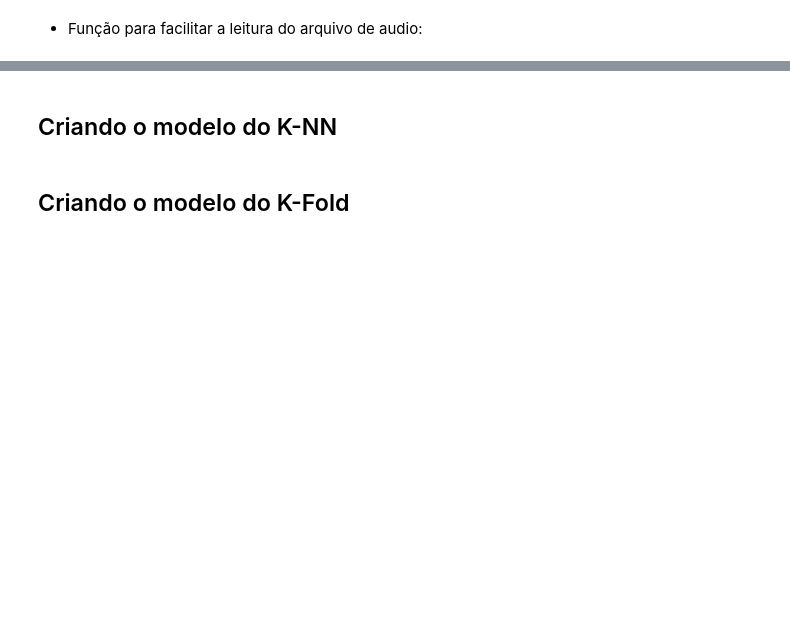
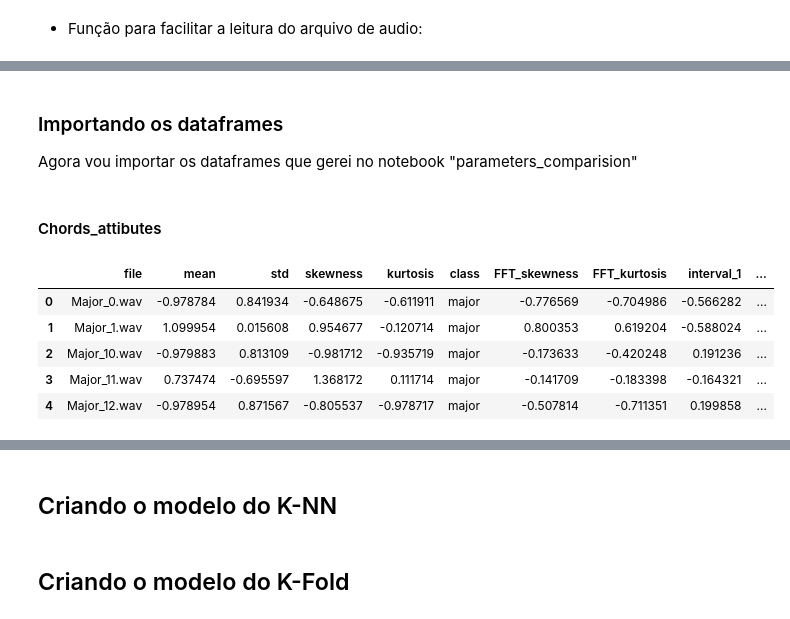
Before and after one commit to RyamLael/T-picos-em-telecomunica-es---Reconhecimento-de-padr-es, a Jupyter notebook: Trabalho 02/trabalho02.ipynb, the cells around one changed output, grey strips where cells are left out. Saved outputs shown, nothing was run; the diff lists cells and outputs as text; code cells hidden in the pictures; blank space fills up the shorter version.

```diff
--- a/Trabalho 02/trabalho02.ipynb
+++ b/Trabalho 02/trabalho02.ipynb
@@ -75,0 +67,17 @@ $\frac{F_t}{denominador}$
+# %% [markdown]
+### Importando os dataframes
+
+Agora vou importar os dataframes que gerei no notebook "parameters_comparision"
+# %% [markdown]
+#### Chords_attibutes
+# %%
+chords_attributes = pd.read_csv('./parameters_dataframes/chords_attributes.csv')
+
+chords_attributes.head()
+# %% [output]
+|  | file | mean | std | skewness | kurtosis | class | FFT_skewness | FFT_kurtosis | interval_1 | ... |
+| 0 | Major_0.wav | -0.978784 | 0.841934 | -0.648675 | -0.611911 | major | -0.776569 | -0.704986 | -0.566282 | ... |
+| 1 | Major_1.wav | 1.099954 | 0.015608 | 0.954677 | -0.120714 | major | 0.800353 | 0.619204 | -0.588024 | ... |
+| 2 | Major_10.wav | -0.979883 | 0.813109 | -0.981712 | -0.935719 | major | -0.173633 | -0.420248 | 0.191236 | ... |
+| 3 | Major_11.wav | 0.737474 | -0.695597 | 1.368172 | 0.111714 | major | -0.141709 | -0.183398 | -0.164321 | ... |
+| 4 | Major_12.wav | -0.978954 | 0.871567 | -0.805537 | -0.978717 | major | -0.507814 | -0.711351 | 0.199858 | ... |
```
Also changed, not shown: parts of 20 cells of this notebook, 2 other files.
